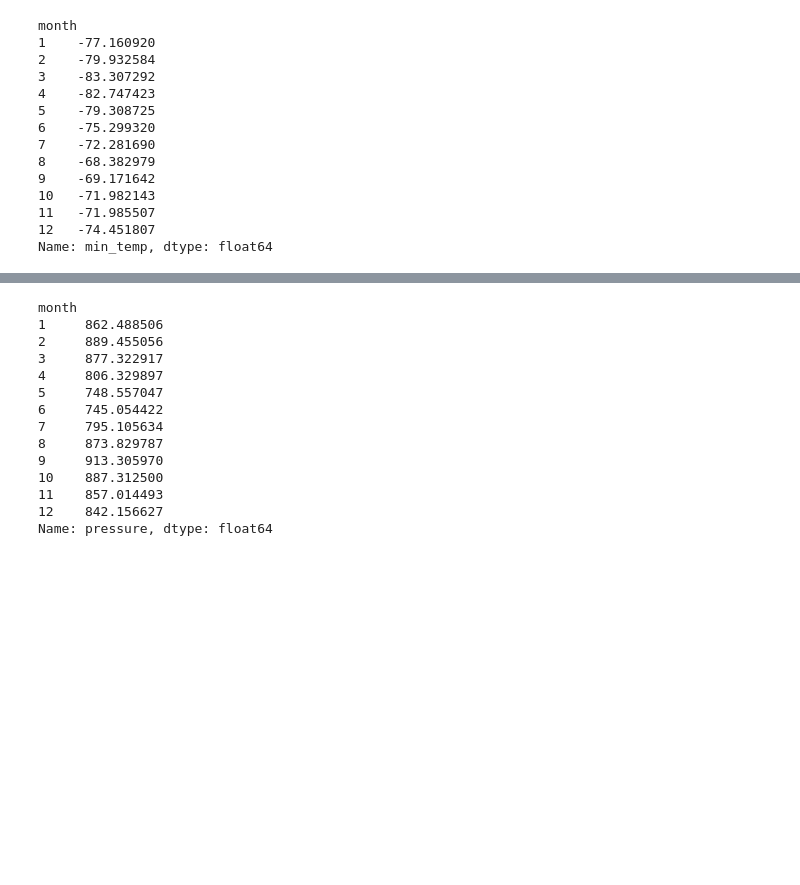
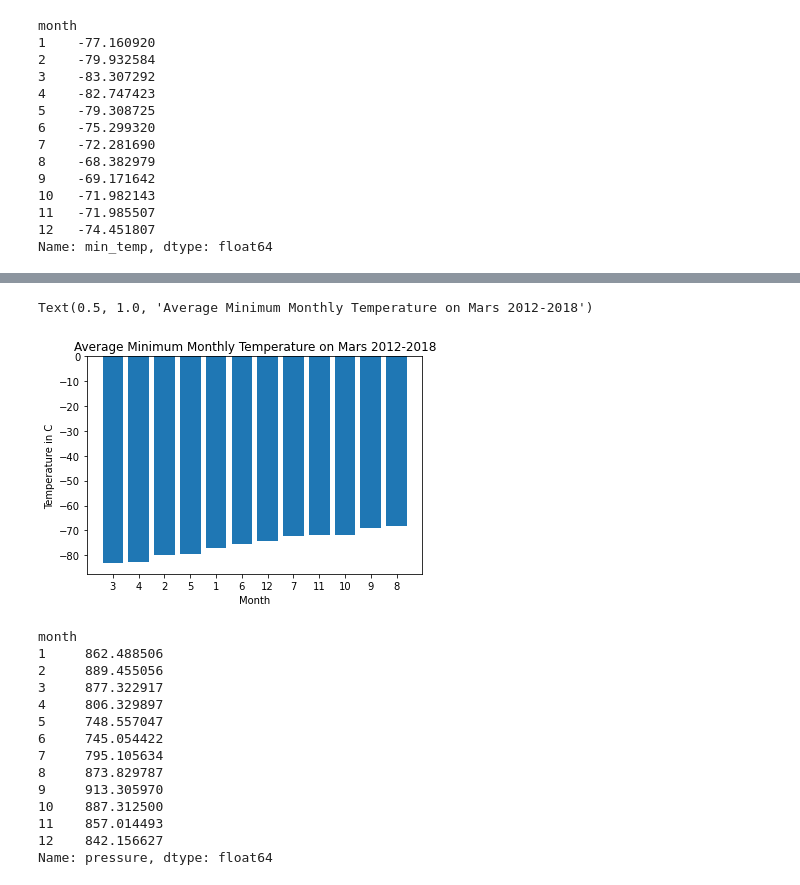
Before and after one commit to KZavalin/Module11_challenge, a Jupyter notebook: part_2_mars_weather.ipynb, the cells around one changed output, grey strips where cells are left out. Drawn from its saved outputs; the diff is of its cells as text; code cells hidden in the pictures; blank space fills up the shorter version.

```diff
--- a/part_2_mars_weather.ipynb
+++ b/part_2_mars_weather.ipynb
@@ -168,2 +229,13 @@ Name: min_temp, dtype: float64
+# %%
+# Identify the coldest and hottest months in Curiosity's location
+month_temp_sorted=month_temp.sort_values()
+plt.bar(month_temp.index,month_temp_sorted)
+plt.xticks(month_temp.index,labels=month_temp_sorted.index)
+plt.ylabel("Temperature in C")
+plt.xlabel("Month")
+plt.title("Average Minimum Monthly Temperature on Mars 2012-2018")
+# %% [output]
+Text(0.5, 1.0, 'Average Minimum Monthly Temperature on Mars 2012-2018')
+[figure, added]
 # %%
 # 4. Average pressure by Martian month
```
Also changed, not shown: parts of 21 cells of this notebook.
